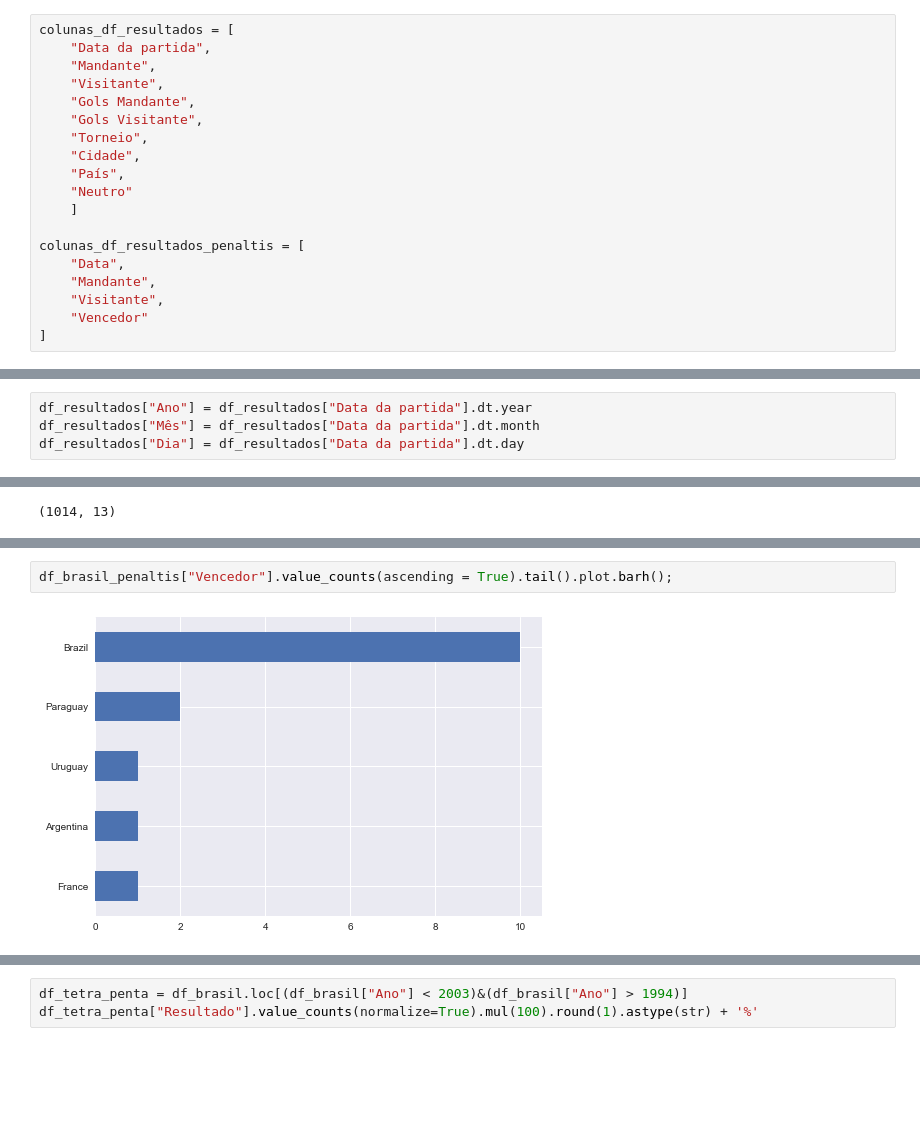
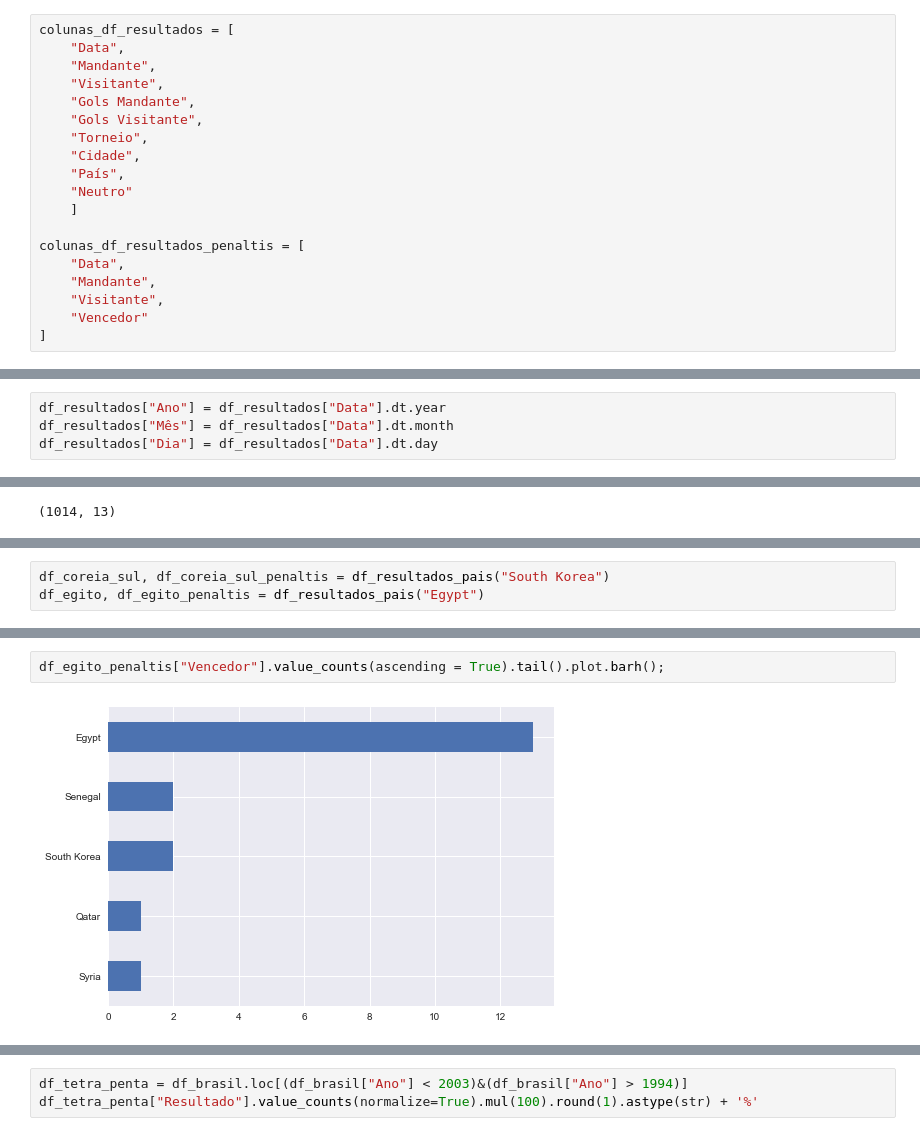
Before and after one commit to gabedewitt/dio-bootcamps, a Jupyter notebook: Python para Cientistas de Dados/Desafio Análise de Dados/Analise_exploratoria_partidas_futebol_internacional.ipynb, the cells around one changed output, grey strips where cells are left out. Saved outputs shown, nothing was run; the diff lists cells and outputs as text; blank space fills up the shorter version.

```diff
--- a/Python para Cientistas de Dados/Desafio Análise de Dados/Analise_exploratoria_partidas_futebol_internacional.ipynb
+++ b/Python para Cientistas de Dados/Desafio Análise de Dados/Analise_exploratoria_partidas_futebol_internacional.ipynb
@@ -110,6 +115,6 @@ df_resultados_penaltis["date"] = pd.to_datetime(df_resultados_penaltis["date"])
 # %%
 colunas_df_resultados = [
-    "Data da partida",
+    "Data",
     "Mandante",
     "Visitante",
     "Gols Mandante",
@@ -168,7 +180,7 @@ df_resultados["Resultado"] = [mandante if placar_m > placar_v else visitante if
 # %%
-df_resultados["Ano"] = df_resultados["Data da partida"].dt.year
-df_resultados["Mês"] = df_resultados["Data da partida"].dt.month
-df_resultados["Dia"] = df_resultados["Data da partida"].dt.day
+df_resultados["Ano"] = df_resultados["Data"].dt.year
+df_resultados["Mês"] = df_resultados["Data"].dt.month
+df_resultados["Dia"] = df_resultados["Data"].dt.day
 # %%
 df_resultados.groupby(["Resultado","Ano"])
 # %% [output]
@@ -243,0 +305,3 @@ df_brasil_penaltis.head()
+# %%
+df_coreia_sul, df_coreia_sul_penaltis = df_resultados_pais("South Korea")
+df_egito, df_egito_penaltis = df_resultados_pais("Egypt")
@@ -244,4 +348,4 @@ df_brasil_penaltis.head()
 # %%
-df_brasil_penaltis["Vencedor"].value_counts(ascending = True).tail().plot.barh();
+df_egito_penaltis["Vencedor"].value_counts(ascending = True).tail().plot.barh();
 # %% [output]
-[figure, old version]
+[figure, new version]
```
Also changed, not shown: parts of 70 cells of this notebook.
